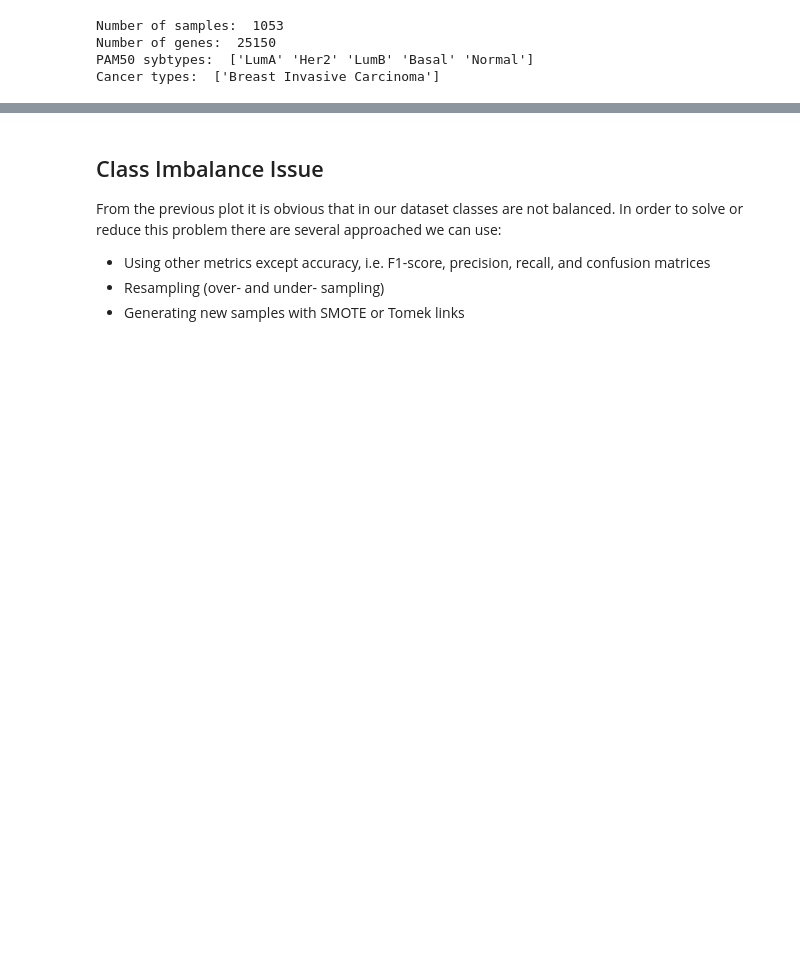
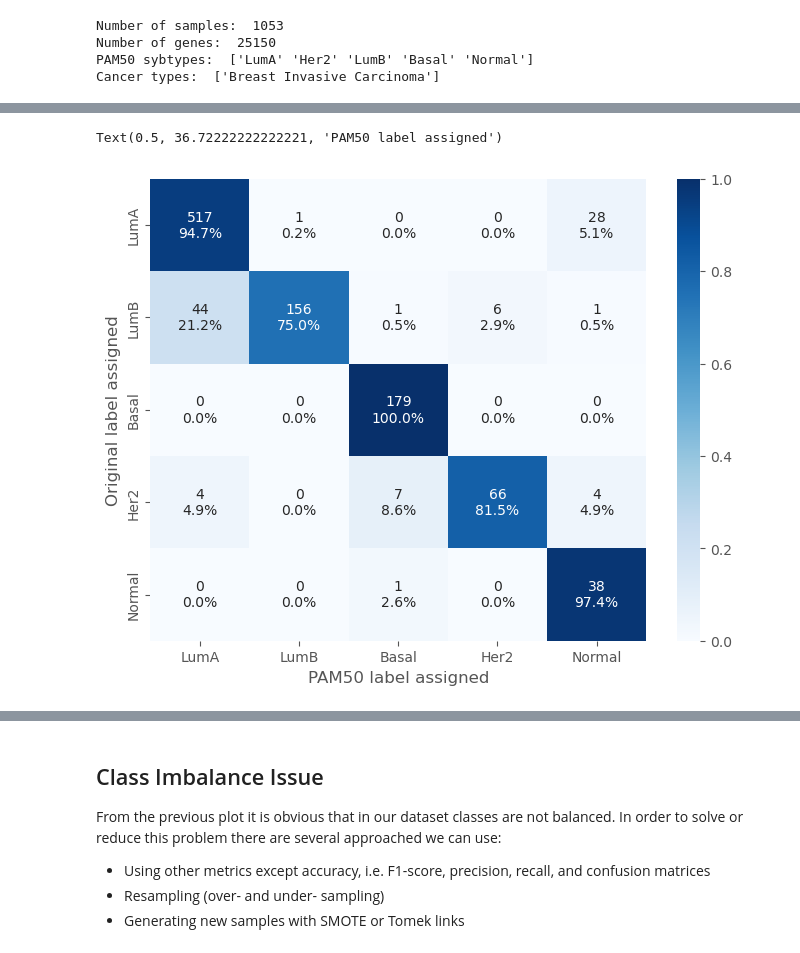
Before and after one commit to ivamilojkovic/ML-GeneExpression-CancerSubtype-Classification, a Jupyter notebook: src/data_exploration.ipynb, the cells around one changed output, grey strips where cells are left out. Saved outputs shown, nothing was run; the diff lists cells and outputs as text; code cells hidden in the pictures; blank space fills up the shorter version.

```diff
--- a/src/data_exploration.ipynb
+++ b/src/data_exploration.ipynb
@@ -50,0 +269,32 @@ Cancer types:  ['Breast Invasive Carcinoma']
+# %%
+import seaborn as sns
+
+# Show differences with a heatmap - [LumA, LumB, Basal, Her2, Normal]
+values_ = [[517, 1, 0, 0, 28], # for true LumA values these are the class counts in the new one
+            [44, 156, 1, 6, 1],
+            [0, 0, 179, 0, 0],
+            [4, 0, 7, 66, 4],
+            [0, 0, 1, 0, 38]]
+
+new_values_ = []
+for list_val in values_:
+    new_values_.append([i/sum(list_val) for i in list_val])
+
+classes = ['LumA', 'LumB', 'Basal', 'Her2', 'Normal']
+group_counts = np.array(values_).flatten()
+group_percentages = ['{0:.1%}'.format(val) for val in np.array(new_values_).flatten()]
+
+labels = [f'{v1}\n{v2}' for v1, v2 in zip(group_counts, group_percentages)]
+
+labels = np.asarray(labels).reshape(5,5)
+
+sns.heatmap(new_values_, annot=labels,
+            cmap='Blues', fmt='',
+            xticklabels=classes,
+            yticklabels=classes)
+
+plt.ylabel('Original label assigned')
+plt.xlabel('PAM50 label assigned')
+# %% [output]
+Text(0.5, 36.72222222222221, 'PAM50 label assigned')
+[figure, added]
```
Also changed, not shown: parts of 32 cells of this notebook, 9 other files.
